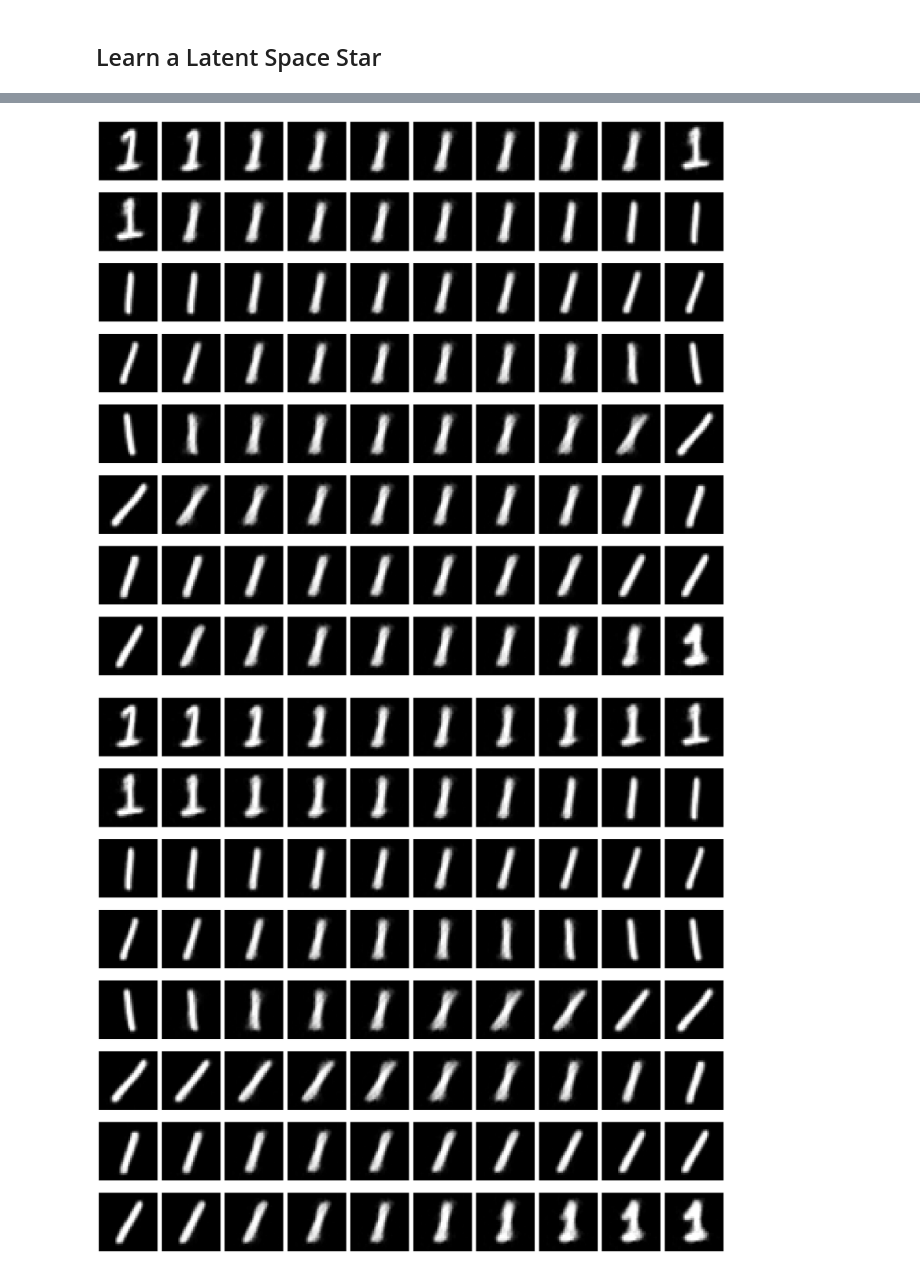
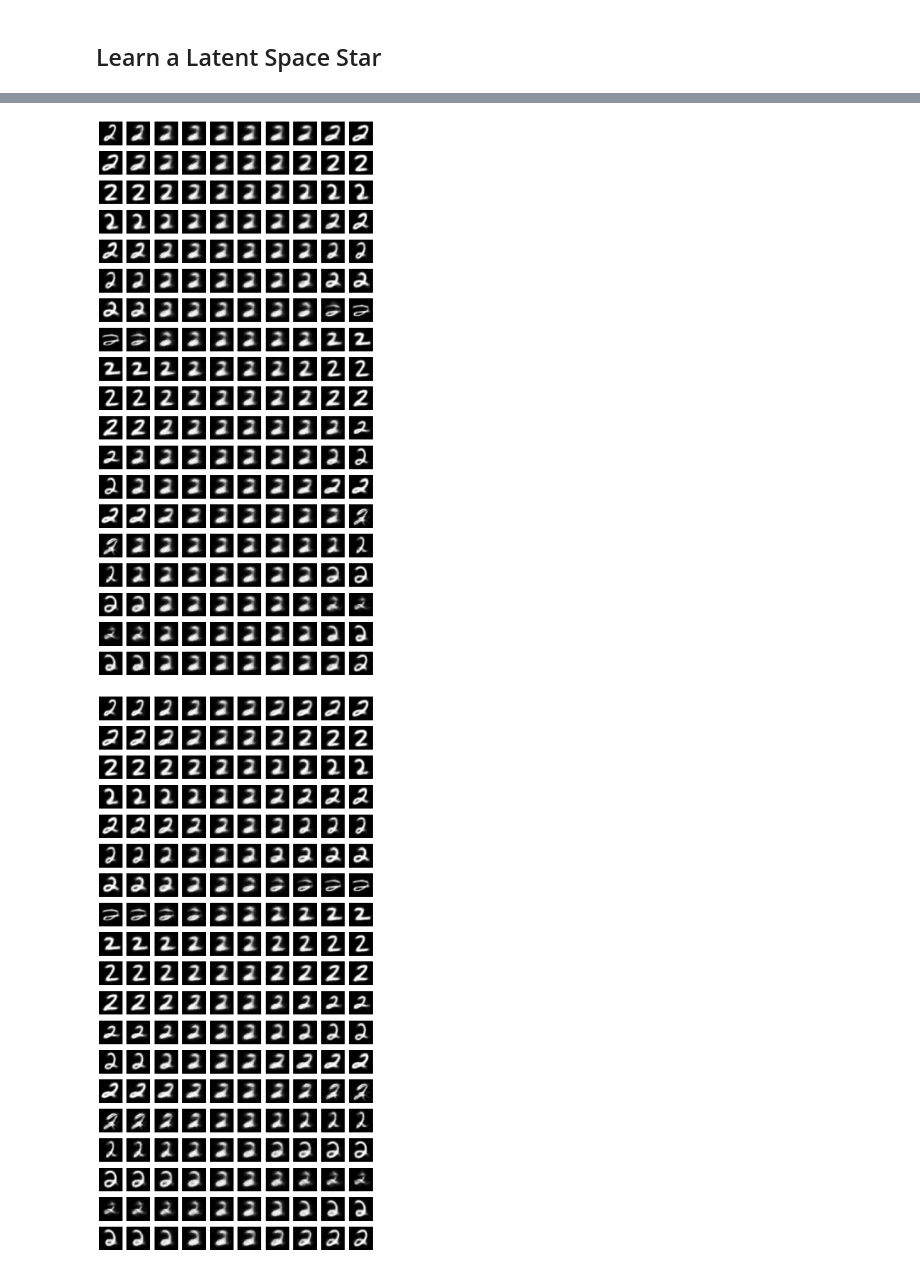
Before and after one commit to wdiepeveen/Riemannian-Archetypal-Analysis, a Jupyter notebook: single_digit_mnist_multi_ellipsoid_starflow.ipynb, the cells around one changed output, grey strips where cells are left out. Drawn from its saved outputs; the diff is of its cells as text; code cells hidden in the pictures.

```diff
--- a/single_digit_mnist_multi_ellipsoid_starflow.ipynb
+++ b/single_digit_mnist_multi_ellipsoid_starflow.ipynb
@@ -56,7 +56,7 @@ device = torch.device("cuda" if torch.cuda.is_available() else "cpu")
 torch.manual_seed(31)
 
 # declare exp digit
-exp_digit = 1
+exp_digit = 2
 
 # ---- load YAML config ----
 config_path = os.path.join("configs", "single_digit_mnist.yaml")
@@ -405,15 +405,15 @@ plt.show()
 steps = 10
 t = torch.linspace(0, 1, steps=steps)
 with torch.no_grad():
-    phi_geodesics = phi_manifold.geodesic(archetypes_train[None].to(device), archetypes_train[None].to(device), t.to(device))[0].cpu()
-    interpolations = l2_euclidean.geodesic(archetypes_train[None], archetypes_train[None], t)[0]
+    phi_geodesics = phi_manifold.geodesic(archetypes_train[:-1,None].to(device), archetypes_train[1:,None].to(device), t.to(device))[:,0,0].cpu()
+    interpolations = l2_euclidean.geodesic(archetypes_train[:-1,None], archetypes_train[1:,None], t)[:,0,0]
 
 # plot geodesics
 fig, axes = plt.subplots(n_classes-1, steps, figsize=(int(steps / n_classes * 20), 20))
 axes = axes.flatten()
 for i in range(n_classes-1):
     for k in range(steps):
-        axes[i*steps + k].imshow(phi_geodesics[i, i+1, k, 0], cmap='gray', vmin=data.min(), vmax=data.max())
+        axes[i*steps + k].imshow(phi_geodesics[i, k, 0], cmap='gray', vmin=data.min(), vmax=data.max())
         axes[i*steps + k].axis('off')
 
 plt.tight_layout()
@@ -425,7 +425,7 @@ fig, axes = plt.subplots(n_classes-1, steps, figsize=(int(steps / n_classes * 20
 axes = axes.flatten()
 for i in range(n_classes-1):
     for k in range(steps): # have same color scale for all plots
-        axes[i*steps + k].imshow(interpolations[i, i+1, k, 0], cmap='gray', vmin=data.min(), vmax=data.max())
+        axes[i*steps + k].imshow(interpolations[i, k, 0], cmap='gray', vmin=data.min(), vmax=data.max())
         axes[i*steps + k].axis('off')
 plt.tight_layout()
 plt.savefig(os.path.join(results_folder,"linear_interpolations.png"))
@@ -509,39 +507,39 @@ iso_Omega_manifold = l2IsometrizedImageEuclidean(Omega_manifold, num_intervals=2
 steps = 10
 t = torch.linspace(0, 1, steps=steps)
 with torch.no_grad():
-    Omega_geodesics = Omega_manifold.geodesic(archetypes_train[None].to(device), archetypes_train[None].to(device), t.to(device))[0].cpu()
+    Omega_geodesics = Omega_manifold.geodesic(archetypes_train[:-1,None].to(device), archetypes_train[1:,None].to(device), t.to(device))[:,0,0].cpu()
 
 # plot geodesics
 fig, axes = plt.subplots(n_classes-1, steps, figsize=(int(steps / n_classes * 20), 20))
 axes = axes.flatten()
 for i in range(n_classes-1):
     for k in range(steps):
-        axes[i*steps + k].imshow(Omega_geodesics[i, i+1, k, 0], cmap='gray', vmin=data.min(), vmax=data.max())
+        axes[i*steps + k].imshow(Omega_geodesics[i, k, 0], cmap='gray', vmin=data.min(), vmax=data.max())
         axes[i*steps + k].axis('off')
 
 plt.tight_layout()
 plt.savefig(os.path.join(results_folder,"geodesics_Omega.png"))
 plt.show()
 # %% [output]
-[figure, old version]
+[figure, new version]
 # %%
 # compute iso geodesics between all pairs of points
 with torch.no_grad():
-    iso_Omega_geodesics = iso_Omega_manifold.geodesic(archetypes_train[None].to(device), archetypes_train[None].to(device), t.to(device))[0].cpu()
+    iso_Omega_geodesics = iso_Omega_manifold.geodesic(archetypes_train[:-1,None].to(device), archetypes_train[1:,None].to(device), t.to(device))[:,0,0].cpu()
 
 # plot iso-geodesics
 fig, axes = plt.subplots(n_classes-1, steps, figsize=(int(steps / n_classes * 20), 20))
 axes = axes.flatten()
 for i in range(n_classes-1):
     for k in range(steps):
-        axes[i*steps + k].imshow(iso_Omega_geodesics[i, i+1, k, 0], cmap='gray', vmin=data.min(), vmax=data.max())
+        axes[i*steps + k].imshow(iso_Omega_geodesics[i, k, 0], cmap='gray', vmin=data.min(), vmax=data.max())
         axes[i*steps + k].axis('off')
 
 plt.tight_layout()
 plt.savefig(os.path.join(results_folder,"geodesics_Omega_iso.png"))
 plt.show()
 # %% [output]
-[figure, old version]
+[figure, new version]
 # %%
 # construct RAM
 relaxed_Omega_ram = RelaxedRiemannianArchetypalMapping(Omega_manifold, archetypes_train)
```
Also changed, not shown: parts of 12 cells of this notebook, 31 other files.
